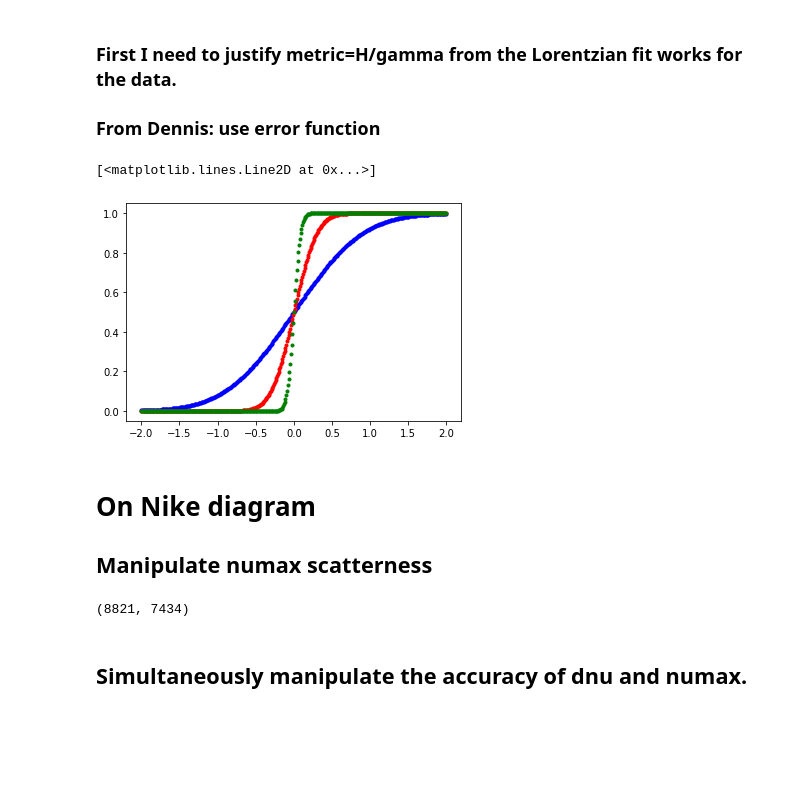
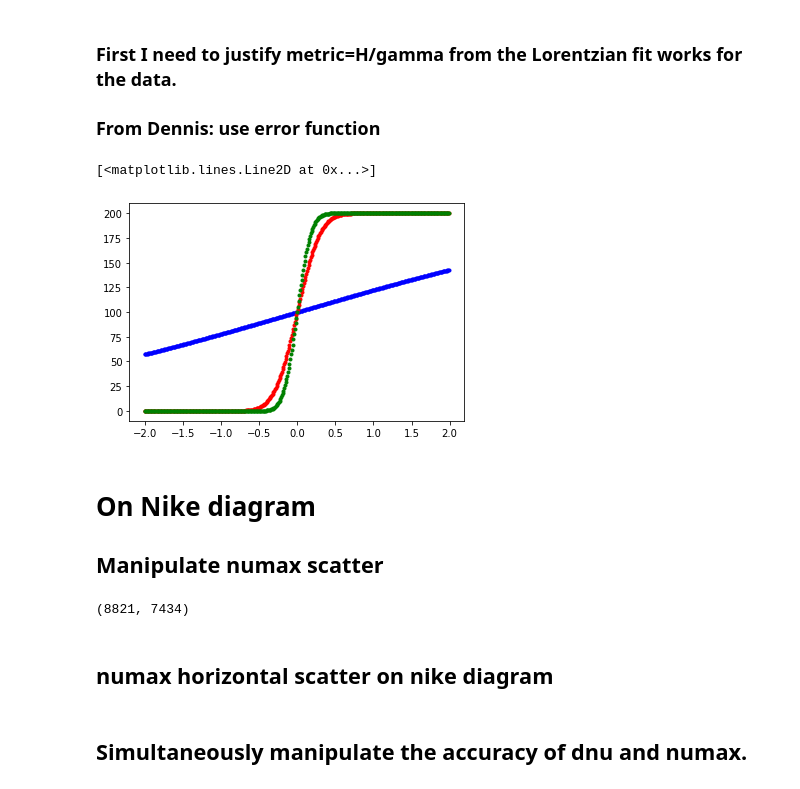
Before and after one commit to parallelpro/nike, a Jupyter notebook: lib/2-sharpness.ipynb, the cells around one changed output. Saved outputs shown, nothing was run; the diff lists cells and outputs as text; code cells hidden in the pictures; blank space fills up the shorter version.

```diff
--- a/lib/2-sharpness.ipynb
+++ b/lib/2-sharpness.ipynb
@@ -22,18 +22,18 @@ import seaborn as sns
 # %%
 from scipy.special import erf
 x=np.arange(-2, 2, 0.01)
 y=erf(x)
 
-H=0.5
-plt.plot(x, H*(erf(x)+1), "b.")
+H=100
+plt.plot(x, H*(erf(0.2*x)+1), "b.")
 plt.plot(x, H*(erf(3*x)+1), "r.")
-plt.plot(x, H*(erf(10*x)+1), "g.")
+plt.plot(x, H*(erf(5*x)+1), "g.")
 # %% [output]
 [<matplotlib.lines.Line2D at 0x...>]
-[figure, old version]
+[figure, new version]
 # %% [markdown]
 # On Nike diagram
-## Manipulate numax scatterness
+## Manipulate numax scatter
 # %%
 import scipy.spatial
 from lib.histdist import model3, distfit, distance_to_edge # import distfit
@@ -102,3 +102,5 @@ for inumax in range(numax_perturb.shape[0]):
 Ndata, Nobs
 # %% [output]
 (8821, 7434)
+# %% [markdown]
+## numax horizontal scatter on nike diagram
```
Also changed, not shown: parts of 7 cells of this notebook, 14 other files.
